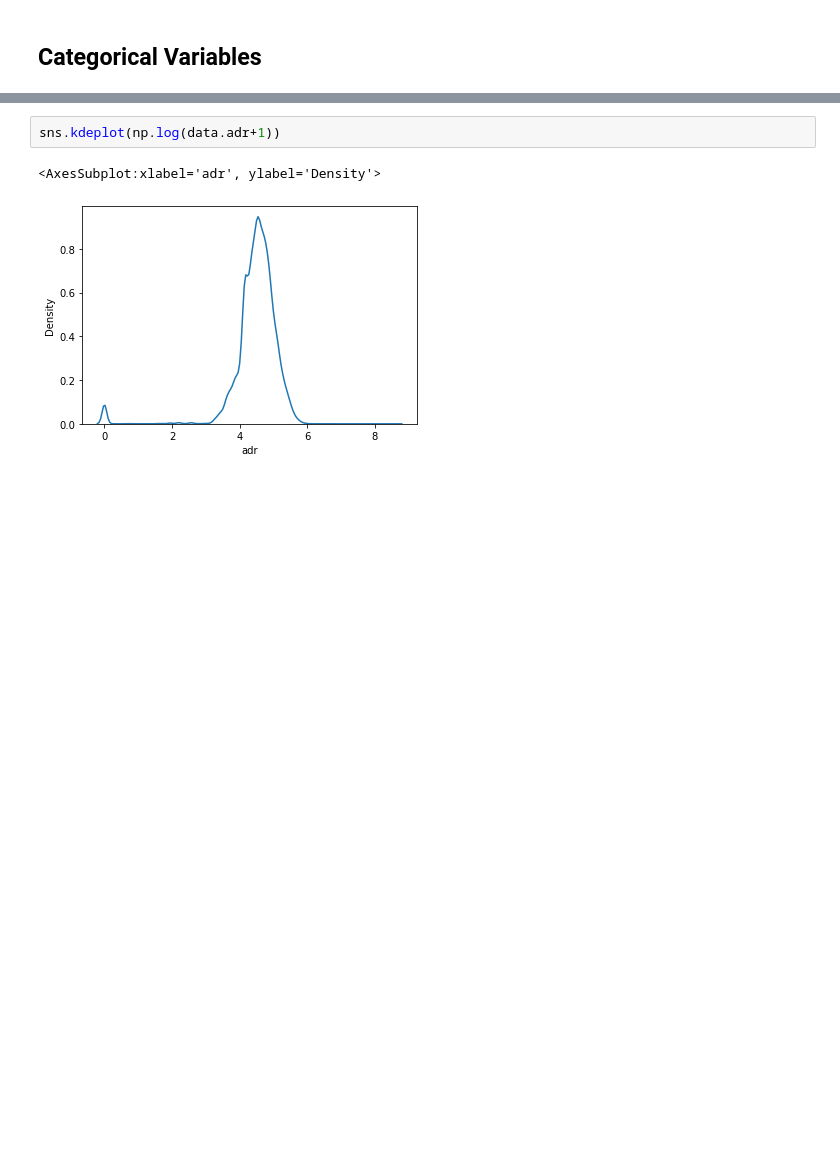
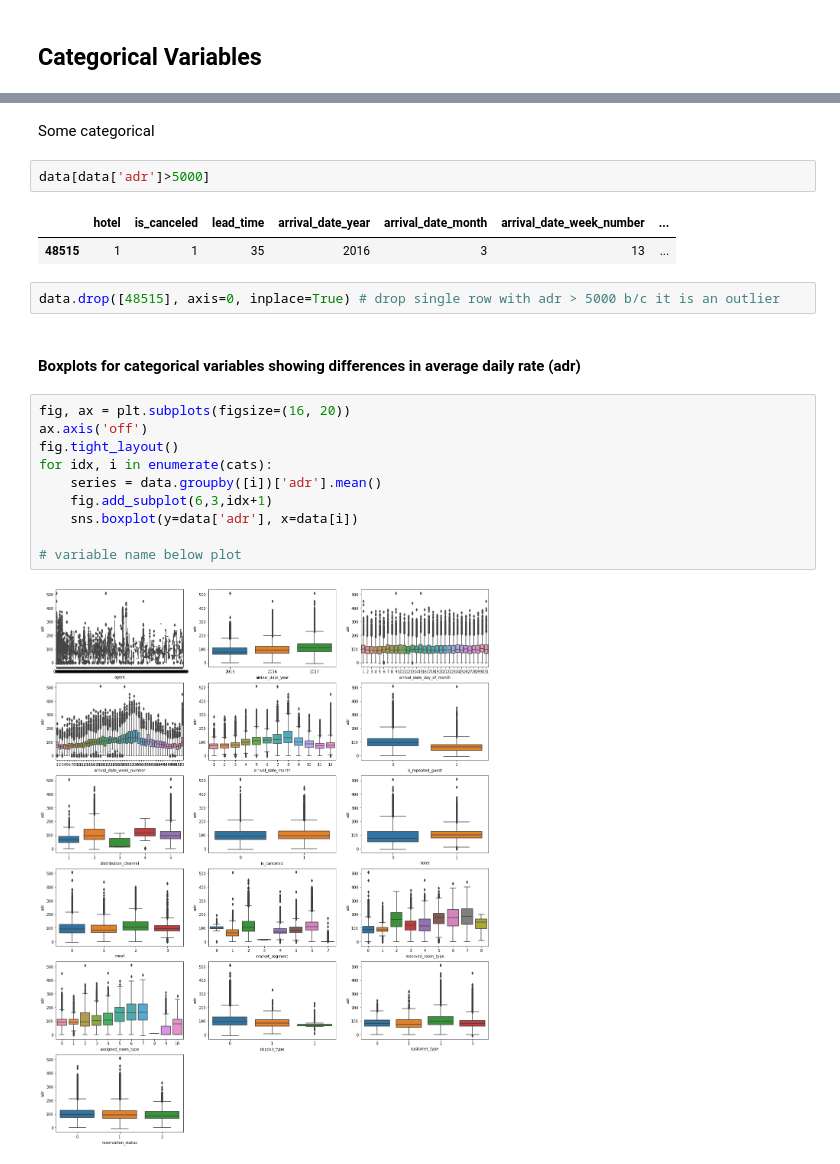
Before and after one commit to John-Rooney/DSC478_Group_Project, a Jupyter notebook: DSC 478 Final Project.ipynb, the cells around one changed output, grey strips where cells are left out. Drawn from its saved outputs; the diff is of its cells as text; blank space fills up the shorter version.

```diff
--- a/DSC 478 Final Project.ipynb
+++ b/DSC 478 Final Project.ipynb
@@ -284,5 +286,23 @@ for idx, i in enumerate(cats):
-# %%
-sns.kdeplot(np.log(data.adr+1))
-# %% [output]
-<AxesSubplot:xlabel='adr', ylabel='Density'>
-[figure, removed]
+# %% [markdown]
+Some categorical
+# %%
+data[data['adr']>5000]
+# %% [output]
+|  | hotel | is_canceled | lead_time | arrival_date_year | arrival_date_month | arrival_date_week_number | ... |
+| 48515 | 1 | 1 | 35 | 2016 | 3 | 13 | ... |
+# %%
+data.drop([48515], axis=0, inplace=True) # drop single row with adr > 5000 b/c it is an outlier
+# %% [markdown]
+#### Boxplots for categorical variables showing differences in average daily rate (adr)
+# %%
+fig, ax = plt.subplots(figsize=(16, 20))
+ax.axis('off')
+fig.tight_layout()
+for idx, i in enumerate(cats):
+    series = data.groupby([i])['adr'].mean()
+    fig.add_subplot(6,3,idx+1)
+    sns.boxplot(y=data['adr'], x=data[i])
+
+# variable name below plot
+# %% [output]
+[figure, added]
```
Also changed, not shown: parts of 10 cells of this notebook.
